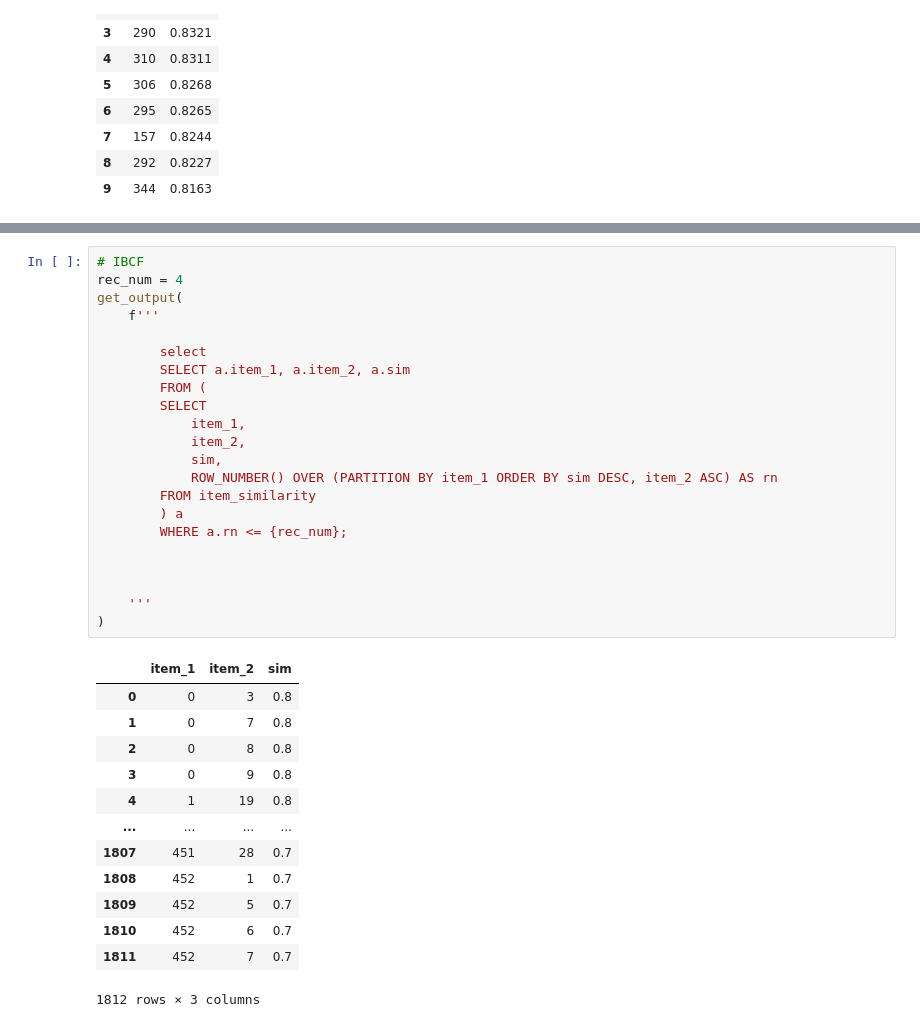
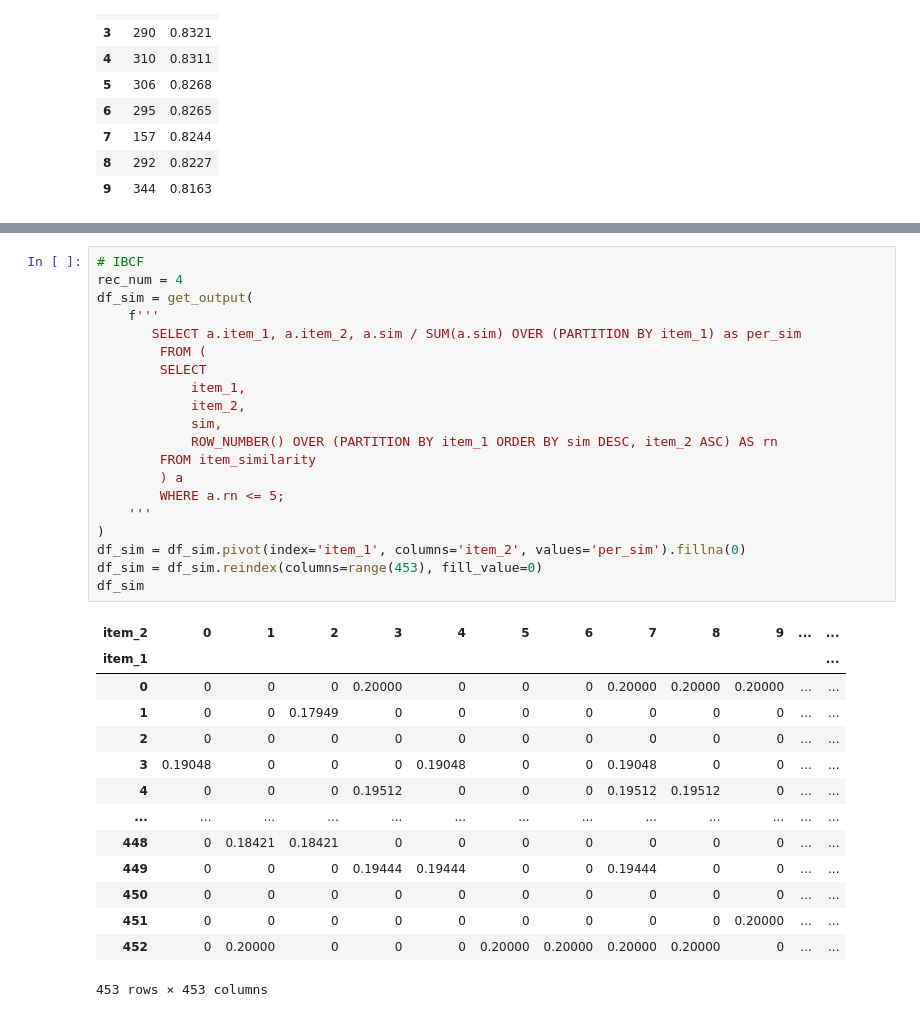
Before and after one commit to yms218/DB-Project, a Jupyter notebook: 2024-0045/test.ipynb, the cells around one changed output, grey strips where cells are left out. Drawn from its saved outputs; the diff is of its cells as text.

```diff
--- a/2024-0045/test.ipynb
+++ b/2024-0045/test.ipynb
@@ -399,36 +412,35 @@ get_output(
 # %%
 # IBCF
 rec_num = 4
-get_output(
+df_sim = get_output(
     f'''
-
-        select
-        SELECT a.item_1, a.item_2, a.sim
+       SELECT a.item_1, a.item_2, a.sim / SUM(a.sim) OVER (PARTITION BY item_1) as per_sim
         FROM (
         SELECT
             item_1,
             item_2,
             sim,
             ROW_NUMBER() OVER (PARTITION BY item_1 ORDER BY sim DESC, item_2 ASC) AS rn
         FROM item_similarity
         ) a
-        WHERE a.rn <= {rec_num};
-
-
-
+        WHERE a.rn <= 5;
     '''
 )
+df_sim = df_sim.pivot(index='item_1', columns='item_2', values='per_sim').fillna(0)
+df_sim = df_sim.reindex(columns=range(453), fill_value=0)
+df_sim
 # %% [output]
-|  | item_1 | item_2 | sim |
-| 0 | 0 | 3 | 0.8 |
-| 1 | 0 | 7 | 0.8 |
-| 2 | 0 | 8 | 0.8 |
-| 3 | 0 | 9 | 0.8 |
-| 4 | 1 | 19 | 0.8 |
-| ... | ... | ... | ... |
-| 1807 | 451 | 28 | 0.7 |
-| 1808 | 452 | 1 | 0.7 |
-| 1809 | 452 | 5 | 0.7 |
-| 1810 | 452 | 6 | 0.7 |
-| 1811 | 452 | 7 | 0.7 |
+| item_2 | 0 | 1 | 2 | 3 | 4 | 5 | 6 | 7 | 8 | 9 | ... | ... |
+| item_1 |  |  |  |  |  |  |  |  |  |  |  | ... |
+| 0 | 0 | 0 | 0 | 0.20000 | 0 | 0 | 0 | 0.20000 | 0.20000 | 0.20000 | ... | ... |
+| 1 | 0 | 0 | 0.17949 | 0 | 0 | 0 | 0 | 0 | 0 | 0 | ... | ... |
+| 2 | 0 | 0 | 0 | 0 | 0 | 0 | 0 | 0 | 0 | 0 | ... | ... |
+| 3 | 0.19048 | 0 | 0 | 0 | 0.19048 | 0 | 0 | 0.19048 | 0 | 0 | ... | ... |
+| 4 | 0 | 0 | 0 | 0.19512 | 0 | 0 | 0 | 0.19512 | 0.19512 | 0 | ... | ... |
+| ... | ... | ... | ... | ... | ... | ... | ... | ... | ... | ... | ... | ... |
+| 448 | 0 | 0.18421 | 0.18421 | 0 | 0 | 0 | 0 | 0 | 0 | 0 | ... | ... |
+| 449 | 0 | 0 | 0 | 0.19444 | 0.19444 | 0 | 0 | 0.19444 | 0 | 0 | ... | ... |
+| 450 | 0 | 0 | 0 | 0 | 0 | 0 | 0 | 0 | 0 | 0 | ... | ... |
+| 451 | 0 | 0 | 0 | 0 | 0 | 0 | 0 | 0 | 0 | 0.20000 | ... | ... |
+| 452 | 0 | 0.20000 | 0 | 0 | 0 | 0.20000 | 0.20000 | 0.20000 | 0.20000 | 0 | ... | ... |
-1812 rows × 3 columns
+453 rows × 453 columns
```
Also changed, not shown: parts of 8 cells of this notebook.
